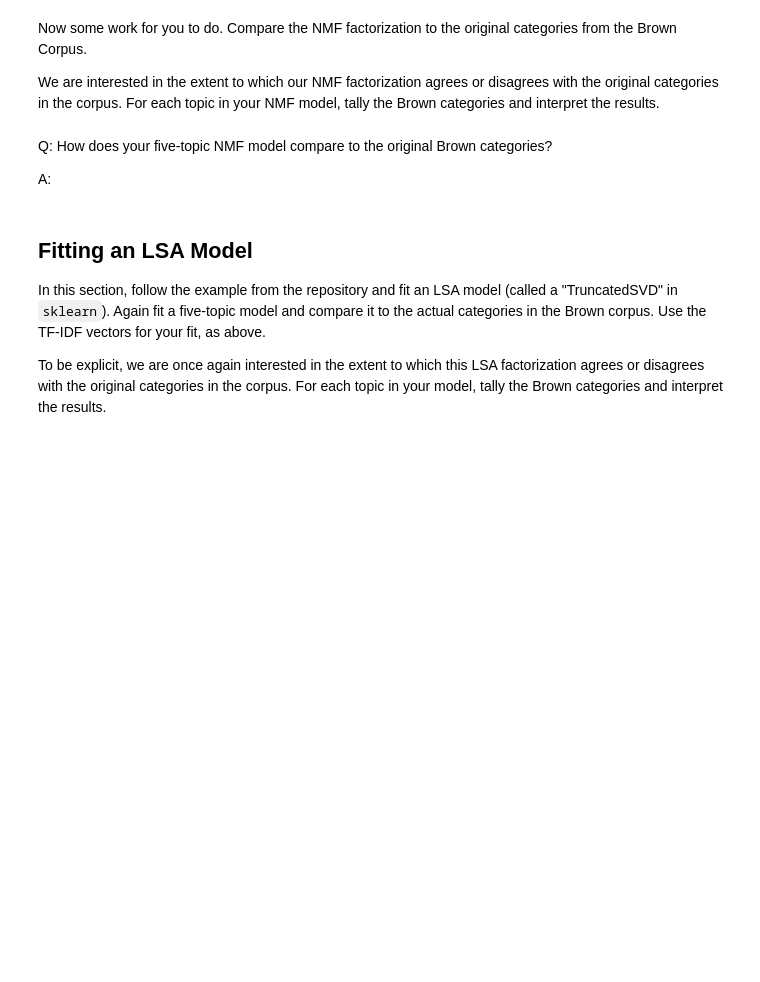
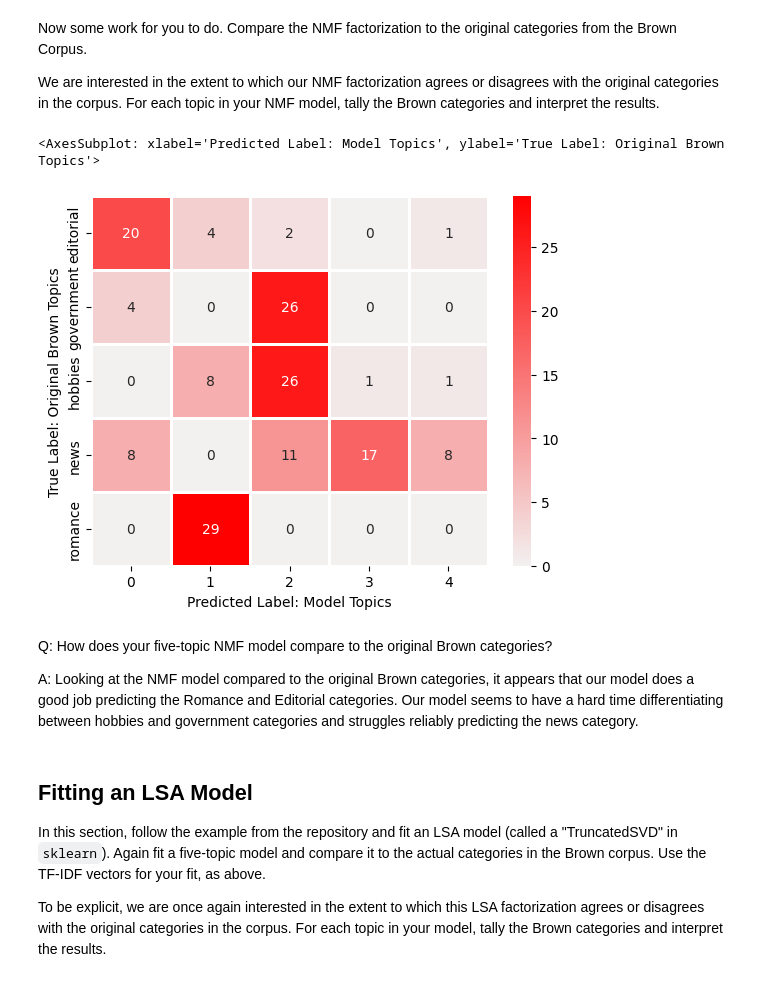
Before and after one commit to zachfreitas/Assignment-5.1-Topic-Modeling, a Jupyter notebook: Topic Modeling.ipynb, the cells around one changed output. Drawn from its saved outputs; the diff is of its cells as text; code cells hidden in the pictures; blank space fills up the shorter version.

```diff
--- a/Topic Modeling.ipynb
+++ b/Topic Modeling.ipynb
@@ -139,5 +155,5 @@ A:
 In this section the code to fit a five-topic NMF model has already been written. This code comes directly from the [BTAP repo](https://github.com/blueprints-for-text-analytics-python/blueprints-text), which will help you tremendously in the coming sections.
 # %%
 nmf_text_model = NMF(n_components=5, random_state=314)
-W_text_matrix = nmf_text_model.fit_transform(tfidf_text_vectors)
-H_text_matrix = nmf_text_model.components_
+W_nmf_text_matrix = nmf_text_model.fit_transform(tfidf_text_vectors)
+H_nmf_text_matrix = nmf_text_model.components_
@@ -167,10 +192,31 @@ Now some work for you to do. Compare the NMF factorization to the original categ
 We are interested in the extent to which our NMF factorization agrees or disagrees with the original categories in the corpus. For each topic in your NMF model, tally the Brown categories and interpret the results.
 # %%
 # Your code here
+df_new = df.copy()
+
+# Get the top predicted topic
+predicted_topics = [np.argsort(each)[::-1][0] for each in W_nmf_text_matrix]
+
+# Add to the df
+df_new['nmf_pred_topic_num'] = predicted_topics
+
+# Create Crosstab
+acc_crosstab = pd.crosstab(df_new["category"], df_new["nmf_pred_topic_num"], dropna=False)
+
+# Custom Color Palette
+hot_palette =  sns.color_palette("light:r", as_cmap=True)
+
+# Plot Heatmap of Aggreement.
+ax = sns.heatmap(acc_crosstab,cmap=hot_palette,linewidths=1,annot=True)
+ax.set(xlabel="Predicted Label: Model Topics", ylabel="True Label: Original Brown Topics")
+ax
+# %% [output]
+<AxesSubplot: xlabel='Predicted Label: Model Topics', ylabel='True Label: Original Brown Topics'>
+[figure, added]
 # %% [markdown]
 Q: How does your five-topic NMF model compare to the original Brown categories?
 
-A: <!-- Your answer here -->
+A: Looking at the NMF model compared to the original Brown categories, it appears that our model does a good job predicting the Romance and Editorial categories. Our model seems to have a hard time differentiating between hobbies and government categories and struggles reliably predicting the news category.
 # %% [markdown]
 ## Fitting an LSA Model
 
```
Also changed, not shown: parts of 45 cells of this notebook.
